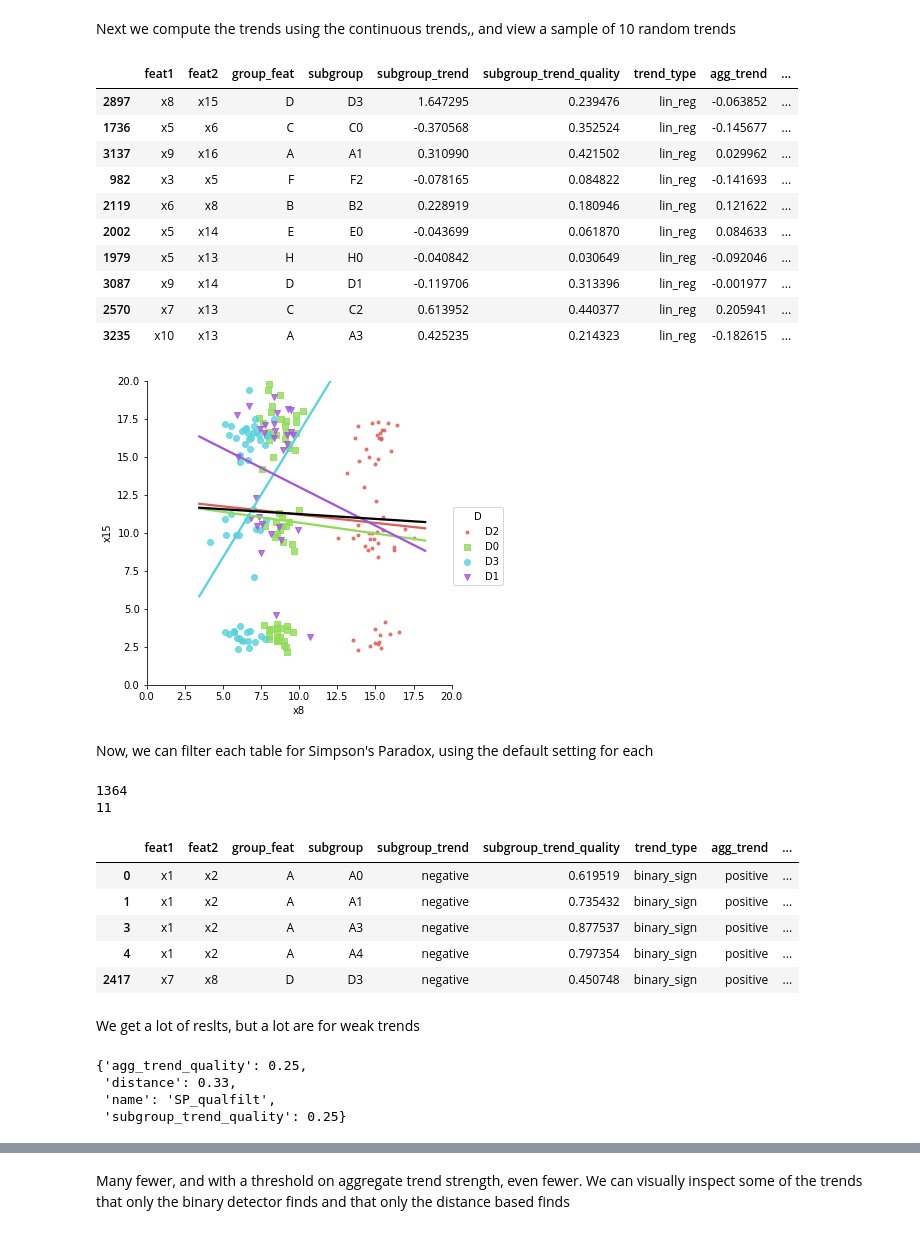
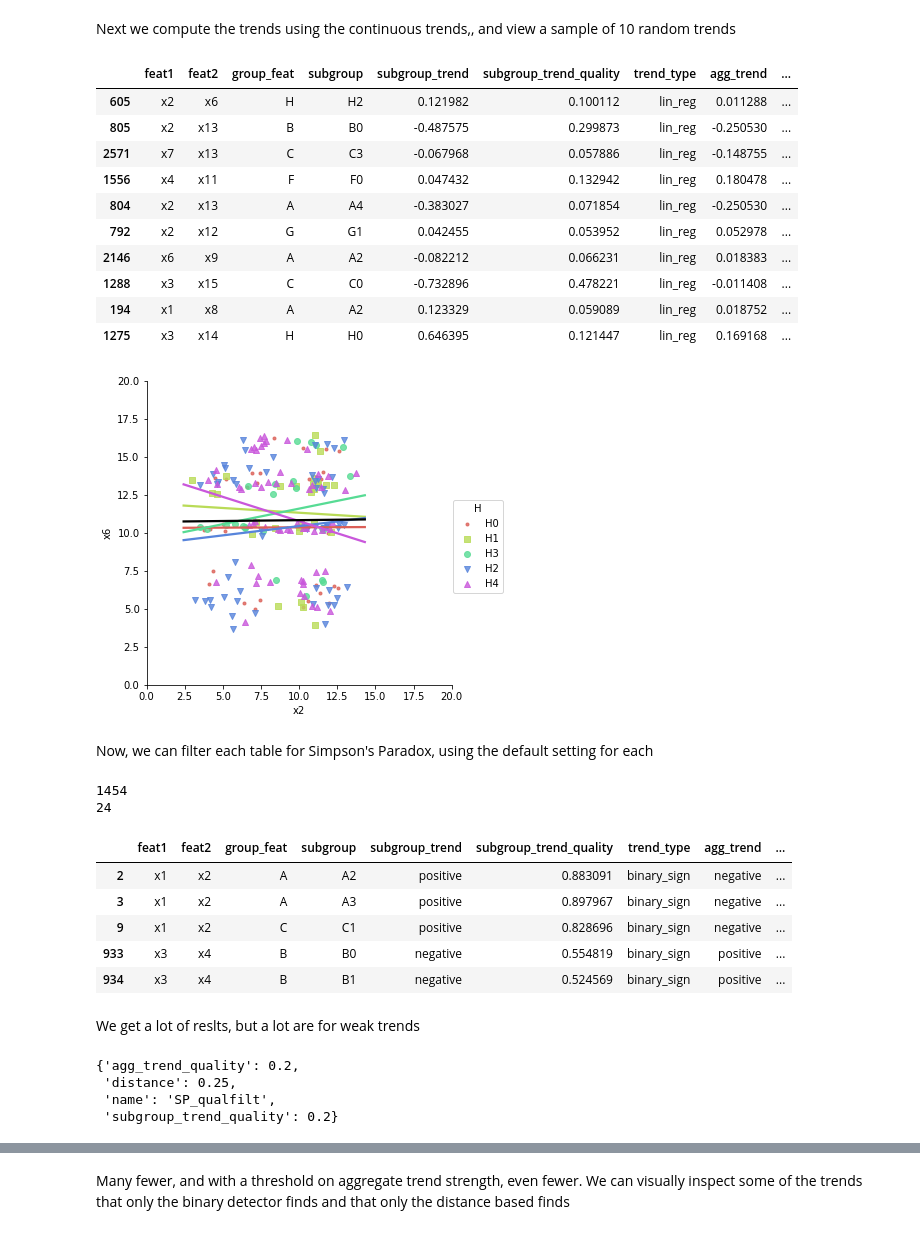
Before and after one commit to fairnessforensics/wiggum, a Jupyter notebook: research_notebooks/03_binary_v_continuous_sp_evaluation.ipynb, the cells around one changed output, grey strips where cells are left out. Drawn from its saved outputs; the diff is of its cells as text; code cells hidden in the pictures.

```diff
--- a/research_notebooks/03_binary_v_continuous_sp_evaluation.ipynb
+++ b/research_notebooks/03_binary_v_continuous_sp_evaluation.ipynb
@@ -34,8 +34,8 @@ binary_trend_objs
 # %% [markdown]
 First, we load a dataset as a labeledDataFrame object that has a number of continuous type regressions.  We will load it twice, one for the detection only case and one for the case with a continuous-valued distance.
 # %%
-file = '../data/synthetic_continuous16'
-# file = '../data/synthetic_continuous_bin_compare'
+# file = '../data/synthetic_continuous16'
+file = '../data/synthetic_continuous_bin_compare3'
 labeled_df_bin = dsp.labeledDataFrame(file)
 labeled_df_dist = dsp.labeledDataFrame(file)
 # %% [markdown]
@@ -78,48 +78,48 @@ view_sample_dist = labeled_df_dist.get_subgroup_trends_1lev(distance_trend_objs)
 view_sample_dist
 # %% [output]
 |  | feat1 | feat2 | group_feat | subgroup | subgroup_trend | subgroup_trend_quality | trend_type | agg_trend | ... |
-| 2897 | x8 | x15 | D | D3 | 1.647295 | 0.239476 | lin_reg | -0.063852 | ... |
-| 1736 | x5 | x6 | C | C0 | -0.370568 | 0.352524 | lin_reg | -0.145677 | ... |
-| 3137 | x9 | x16 | A | A1 | 0.310990 | 0.421502 | lin_reg | 0.029962 | ... |
-| 982 | x3 | x5 | F | F2 | -0.078165 | 0.084822 | lin_reg | -0.141693 | ... |
-| 2119 | x6 | x8 | B | B2 | 0.228919 | 0.180946 | lin_reg | 0.121622 | ... |
-| 2002 | x5 | x14 | E | E0 | -0.043699 | 0.061870 | lin_reg | 0.084633 | ... |
-| 1979 | x5 | x13 | H | H0 | -0.040842 | 0.030649 | lin_reg | -0.092046 | ... |
-| 3087 | x9 | x14 | D | D1 | -0.119706 | 0.313396 | lin_reg | -0.001977 | ... |
-| 2570 | x7 | x13 | C | C2 | 0.613952 | 0.440377 | lin_reg | 0.205941 | ... |
-| 3235 | x10 | x13 | A | A3 | 0.425235 | 0.214323 | lin_reg | -0.182615 | ... |
+| 605 | x2 | x6 | H | H2 | 0.121982 | 0.100112 | lin_reg | 0.011288 | ... |
+| 805 | x2 | x13 | B | B0 | -0.487575 | 0.299873 | lin_reg | -0.250530 | ... |
+| 2571 | x7 | x13 | C | C3 | -0.067968 | 0.057886 | lin_reg | -0.148755 | ... |
+| 1556 | x4 | x11 | F | F0 | 0.047432 | 0.132942 | lin_reg | 0.180478 | ... |
+| 804 | x2 | x13 | A | A4 | -0.383027 | 0.071854 | lin_reg | -0.250530 | ... |
+| 792 | x2 | x12 | G | G1 | 0.042455 | 0.053952 | lin_reg | 0.052978 | ... |
+| 2146 | x6 | x9 | A | A2 | -0.082212 | 0.066231 | lin_reg | 0.018383 | ... |
+| 1288 | x3 | x15 | C | C0 | -0.732896 | 0.478221 | lin_reg | -0.011408 | ... |
+| 194 | x1 | x8 | A | A2 | 0.123329 | 0.059089 | lin_reg | 0.018752 | ... |
+| 1275 | x3 | x14 | H | H0 | 0.646395 | 0.121447 | lin_reg | 0.169168 | ... |
 # %%
 # look at the first of the random selection
 view_to_plot = view_sample_dist.loc[view_sample_dist.index[0],['feat1','feat2','group_feat']]
 
 labeled_df_dist.sp_plot(*view_to_plot)
 # %% [output]
-[figure, old version]
+[figure, new version]
 # %% [markdown]
 Now, we can filter each table for Simpson's Paradox, using the default setting for each
 # %%
 bin_sp = labeled_df_bin.get_SP_rows('SP')
 print(len(bin_sp))
-quality_filters = {'name':'SP_qualfilt','distance':.33,'agg_trend_quality':.25,'subgroup_trend_quality':0.25,}
+quality_filters = {'name':'SP_qualfilt','distance':.25,'agg_trend_quality':.2,'subgroup_trend_quality':0.2}
 bin_sp_qual = labeled_df_bin.get_SP_rows(quality_filters.copy(),replace=True)
 print(len(bin_sp_qual))
 bin_sp_qual.head()
 # %% [output]
-1364
-11
+1454
+24
 |  | feat1 | feat2 | group_feat | subgroup | subgroup_trend | subgroup_trend_quality | trend_type | agg_trend | ... |
-| 0 | x1 | x2 | A | A0 | negative | 0.619519 | binary_sign | positive | ... |
-| 1 | x1 | x2 | A | A1 | negative | 0.735432 | binary_sign | positive | ... |
-| 3 | x1 | x2 | A | A3 | negative | 0.877537 | binary_sign | positive | ... |
-| 4 | x1 | x2 | A | A4 | negative | 0.797354 | binary_sign | positive | ... |
-| 2417 | x7 | x8 | D | D3 | negative | 0.450748 | binary_sign | positive | ... |
+| 2 | x1 | x2 | A | A2 | positive | 0.883091 | binary_sign | negative | ... |
+| 3 | x1 | x2 | A | A3 | positive | 0.897967 | binary_sign | negative | ... |
+| 9 | x1 | x2 | C | C1 | positive | 0.828696 | binary_sign | negative | ... |
+| 933 | x3 | x4 | B | B0 | negative | 0.554819 | binary_sign | positive | ... |
+| 934 | x3 | x4 | B | B1 | negative | 0.524569 | binary_sign | positive | ... |
 # %% [markdown]
 We get a lot of reslts, but a lot are for weak trends
 # %%
 quality_filters
 # %% [output]
-{'agg_trend_quality': 0.25,
- 'distance': 0.33,
+{'agg_trend_quality': 0.2,
+ 'distance': 0.25,
  'name': 'SP_qualfilt',
- 'subgroup_trend_quality': 0.25}
+ 'subgroup_trend_quality': 0.2}
 # %%
```
Also changed, not shown: parts of 13 cells of this notebook, 7 other files.
